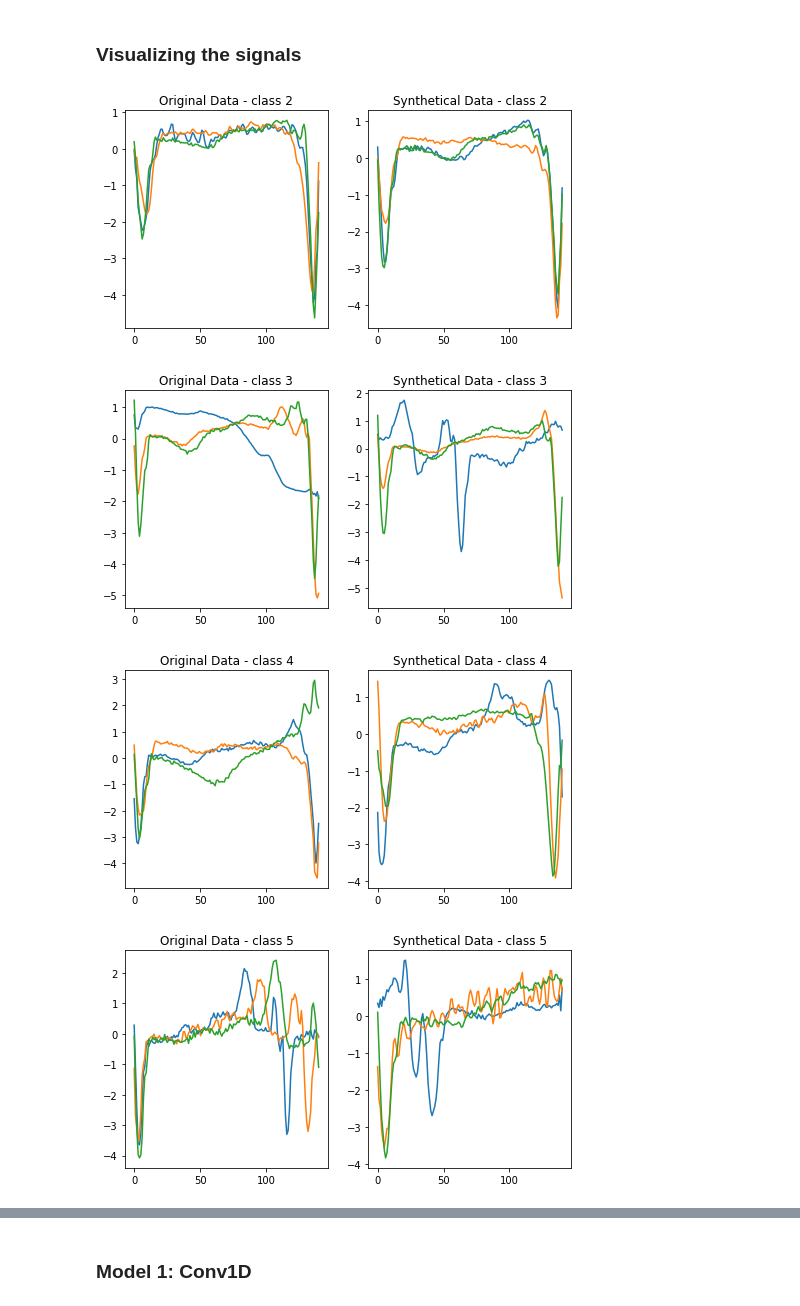
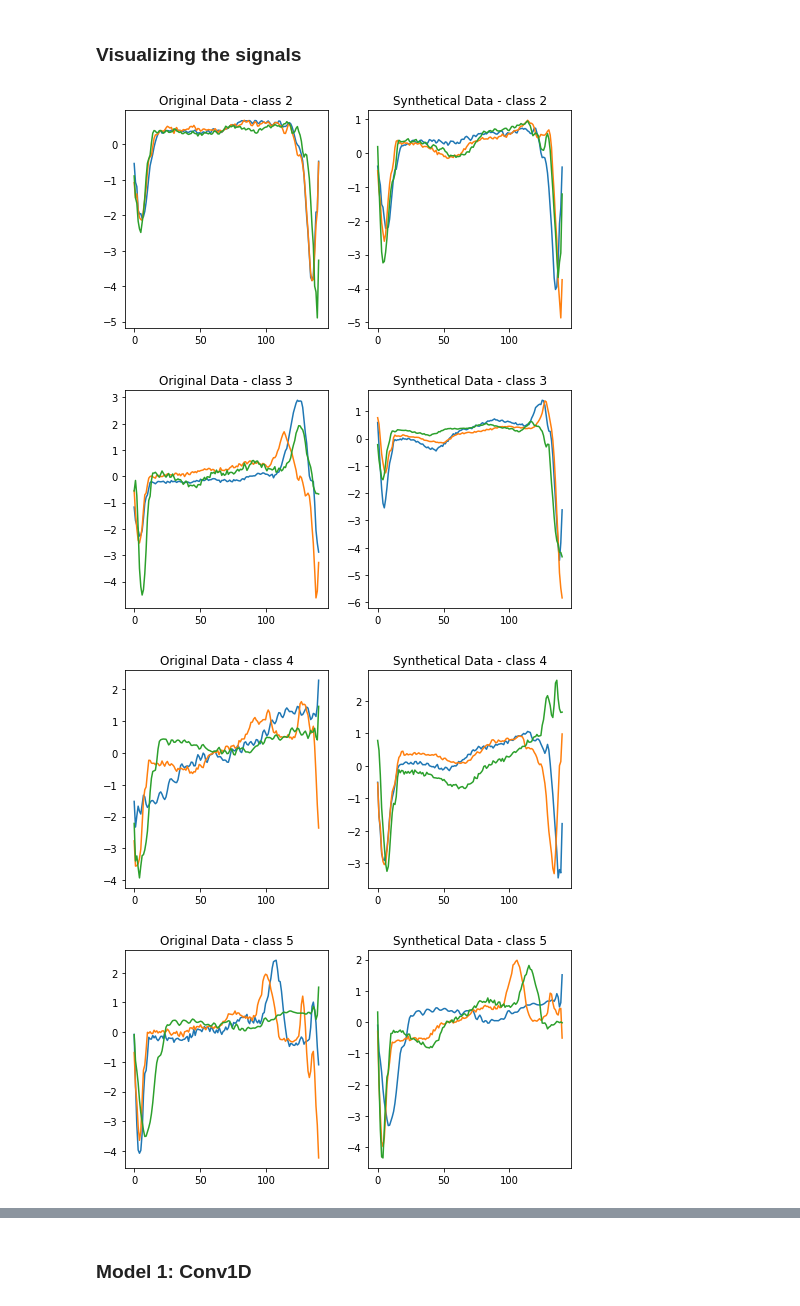
Before and after one commit to stefanopc/ECG-Anomaly-Detection-Classification, a Jupyter notebook: Extra_AI_Industry.ipynb, the cells around one changed output, grey strips where cells are left out. Drawn from its saved outputs; the diff is of its cells as text; code cells hidden in the pictures.

```diff
--- a/Extra_AI_Industry.ipynb
+++ b/Extra_AI_Industry.ipynb
@@ -41,8 +45,8 @@ np.random.seed(RANDOM_SEED)
 ecg_train_file = 'ECG5000_TRAIN.csv'
 ecg_test_file = 'ECG5000_TEST.csv'
 
-train_data = pd.read_csv(ecg_train_file)
-test_data = pd.read_csv(ecg_test_file)
+train_data = pd.read_csv(ecg_test_file)
+test_data = pd.read_csv(ecg_train_file)
 
 df_train = pd.DataFrame(train_data)
 df_test = pd.DataFrame(test_data)
@@ -49,2 +62,5 @@ df_test = pd.DataFrame(test_data)
+# %%
+df_train = process_df(df_train)
+df_test = process_df(df_test)
 # %%
 df = pd.concat([df_train, df_test], ignore_index=True)
@@ -108,3 +119,0 @@ ax.set_xticklabels(class_names);
-# %%
-df_train = df[:4500]
-df_test = df[4500:5000]
@@ -115,47 +131,44 @@ SMOTE = Synthetic Minority Oversampling TEchnique
 # %%
-from imblearn.combine import SMOTETomek
 def over_under_sampling(dataframe):
     """
     Use SMOTETomek technique to oversample our dataset.
-
-    This function is written to be applied to our datasets,
-    where the first column holds the labels, and the rest is the
-    time sequence.
 
     It passes the under-represented data - classes 2-5 along
     with the dominant class 1 into the SMOTETomek over- & undersampler
     to balance the dataset.
     """
-    # lists to store the created values in
-    x_res = []
+    # lists to store the new values
+    X_res = []
     y_res = []
 
+    # under-represented classed (2-5)
     for i in range(2,6):
 
         # create copy of the dataframe
         df_copy = dataframe.copy()
         # choose samples of i-th class
         df = df_copy[df_copy['target'] == i]
-        # add samples from 1st class
+        # add samples from 1st (normal) class
         df = df.append(df_copy[df_copy['target'] == 1])
-        # split the dataframe into x - data and y - labels
-        x = df.values[:,1:]
+        # split the dataframe into X - data and y - labels
+        X = df.values[:,1:]
         y = df.values[:,0]
 
         # define the imbalance function
-        smtomek = SMOTETomek(random_state=42)
+        smtomek = SMOTETomek(random_state=RANDOM_SEED)
+        #smote = SMOTE(random_state=RANDOM_SEED)
         # fit it on our data
-        x_r, y_r = smtomek.fit_resample(x, y)
+        X_r, y_r = smtomek.fit_resample(X, y)
 
         # we want to skip the data we fit it on - only want the new data
         skip = y.shape[0]
         # append the data into our above lists
-        x_res.append(x_r[skip:,:])
+        X_res.append(X_r[skip:,:])
         y_res.append(y_r[skip:])
 
     # return the data as concatenated arrays -> only one array of all samples
     # instead of a list of arrays
-    return np.concatenate(x_res), np.concatenate(y_res)
+    return np.concatenate(X_res), np.concatenate(y_res)
 # %%
 X_os, y_os = over_under_sampling(df_train)
 # %% [markdown]
@@ -179,23 +196,22 @@ plt.bar(lbl, count)
 # %% [markdown]
 ### Visualizing the signals
 # %%
-t = np.linspace(0,140, 140)
+t = np.linspace(0, 140, 140)
 
 for i in range(2,6):
     id = np.where(y_train == i)[0][:3]
     id_os = np.where(y_os == i)[0][:3]
 
-
     plt.figure(figsize=(8,4))
-    plt.subplot(1,2 , 1)
-    plt.plot(t, X_train[id[0]], t, X_train[id[1]], t, X_train[id[2]], )
+    plt.subplot(1, 2, 1)
+    plt.plot(t, X_train[id[0]], t, X_train[id[1]], t, X_train[id[2]])
     plt.title('Original Data - class ' + str(i))
 
     plt.subplot(1, 2, 2)
-    plt.plot(t, X_os[id_os[0]], t, X_os[id_os[1]], t, X_os[id_os[2]], )
+    plt.plot(t, X_os[id_os[0]], t, X_os[id_os[1]], t, X_os[id_os[2]])
     plt.title('Synthetical Data - class ' + str(i))
 # %% [output]
-[figure, old version]
+[figure, new version]
-[figure, old version]
+[figure, new version]
-[figure, old version]
+[figure, new version]
-[figure, old version]
+[figure, new version]
```
Also changed, not shown: parts of 50 cells of this notebook.
